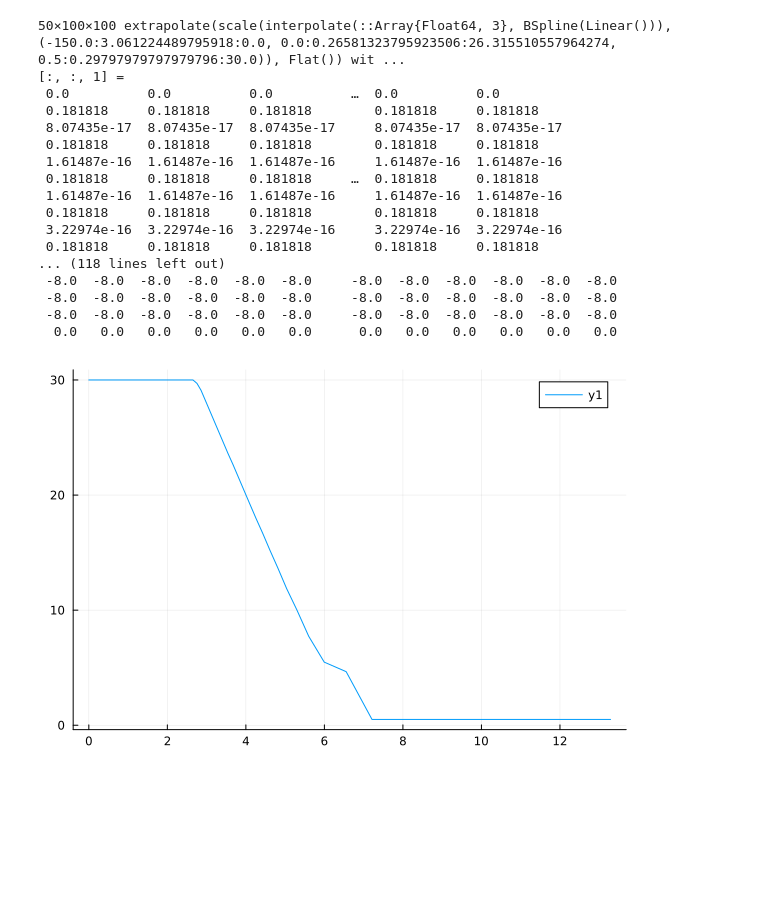
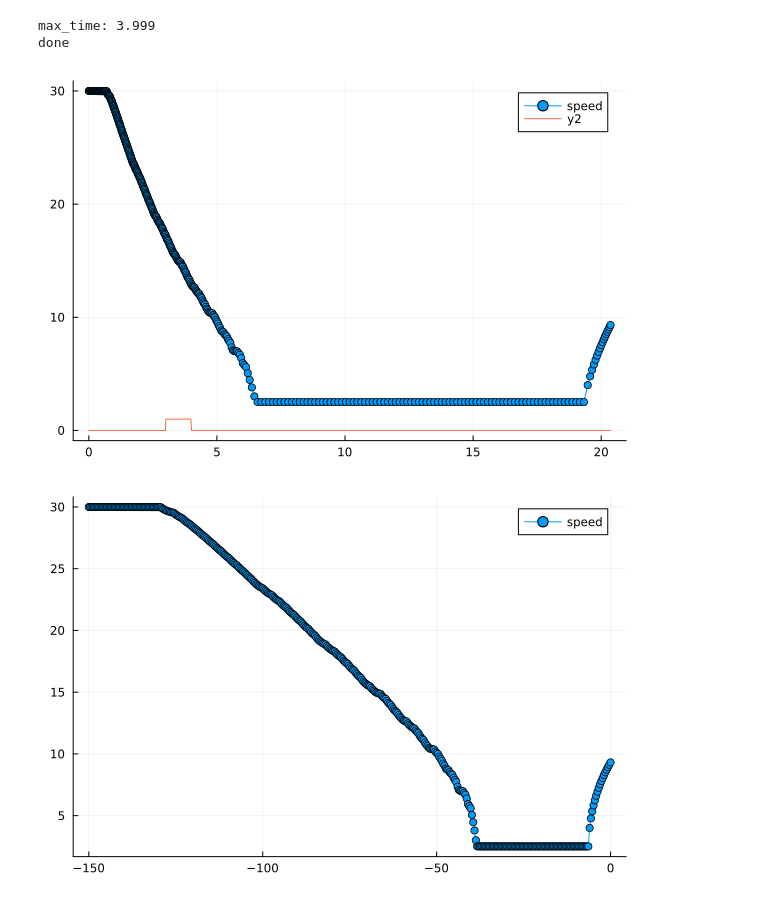
Before and after one commit to peteole/scientific_experiments, a Jupyter notebook: trafic_lights_v2.ipynb, the cells around one changed output. Drawn from its saved outputs; the diff is of its cells as text; code cells hidden in the pictures; blank space fills up the shorter version.

```diff
--- a/trafic_lights_v2.ipynb
+++ b/trafic_lights_v2.ipynb
@@ -10,25 +10,26 @@ power=80e3 #W
 brake_acceleration=8.0 #m/s^2
 Cd=0.4 # drag coefficient
 A=2.0 # frontal area
-min_speed=0.5 #m/s
+min_speed=2.5 #m/s
 cost_per_J=1.85/(45e6)#$/J
 cost_pers_s=40/(60*60)#$/s
 red_crossed_penalty=50.0 #$
-max_acceleration(v)=min(10.0,power/(v+min_speed))
+max_acceleration(v)=min(10.0,power/(v+min_speed)/mass)
 
 rho=1.2 # air density
-time_to_green_distribution=Exponential(3.0)
+time_to_green_distribution=Uniform(3,4)#Exponential(3.0)
 initial_speed=30.0 #m/s
 initial_position=-150.0 #m
-location_discretization=50
-speed_discretization=100
-time_discretization=100
+location_discretization=400
+speed_discretization=50
+time_discretization=50
 speedup_discretization=1000
-acceleration_discretization=100
+acceleration_discretization=30
 locations=range(initial_position, stop=0.0, length=location_discretization)
 dx=locations[2]-locations[1]
 speeds=range(min_speed, stop=initial_speed, length=speed_discretization)
-max_time=quantile(time_to_green_distribution,0.99)+2.5*abs(initial_position)/initial_speed
+max_time=max(quantile(time_to_green_distribution,0.999))
+println("max_time: ", max_time)
 times=range(0.0, stop=max_time, length=time_discretization)
 
 accelerations=zeros(location_discretization,time_discretization, speed_discretization)
@@ -67,21 +68,31 @@ function compute_speedup_losses()
 end
 speedup_losses=compute_speedup_losses()
 
-dloss(v::Real, a::Real, dt::Real)=loss(dt*(initial_speed-v)/initial_speed, compute_power(a,v)*dt)+dt*pdf()
+dloss(v::Real, a::Real, dt::Real,t)=loss(dt*(initial_speed-v)/initial_speed, compute_power(a,v)*dt)
 
-tail_losses=linear_interpolation((times,speeds),[speedup_losses(v)+red_crossed_penalty for t in times, v in speeds], extrapolation_bc=Flat())
+tail_loss=linear_interpolation((times,speeds),[speedup_losses(v)+red_crossed_penalty for t in times, v in speeds], extrapolation_bc=1000)
+tail_losses=[tail_loss]
 
 for i in location_discretization:-1:1
     x=locations[i]
     next_tail_loss_matrix=zeros(time_discretization, speed_discretization)
     for (t_index,t) in enumerate(times)
         for (v_index,v) in enumerate(speeds)
+            if cdf(time_to_green_distribution,t) > 0.999
+                next_tail_loss_matrix[t_index,v_index]=0.0
+                accelerations[i,t_index,v_index]=0.0
+                continue
+            end
             a = range(-brake_acceleration, stop=max_acceleration(v), length=acceleration_discretization)
             dt=dx/v
             next_v=v .+ a .* dt
-            tail_loss=[tail_losses(t+dt,v+a*dt) for a in a]
-            p_turns_green=pdf.(time_to_green_distribution, t) ./ (1 .- cdf(time_to_green_distribution,t)) *dt
-            losses=tail_loss .* (1 .- p_turns_green) .+ p_turns_green .* speedup_losses(v)
+            tl=[tail_loss(t+dt,v+a*dt) for a in a]
+            @assert all(0.0 .<= tl)
+            p_turns_green=(cdf(time_to_green_distribution, t+dt)-cdf(time_to_green_distribution, t)) ./ (1 .- cdf(time_to_green_distribution,t))
+            @assert all(1.0 .>= p_turns_green .>= 0) display(p_turns_green)
+            time_step_losses=[dloss(v,a,dt,t) for a in a]
+            @assert all(0.0 .<= time_step_losses)
+            losses=(tl .+ time_step_losses) .* (1 .- p_turns_green) .+ p_turns_green .* speedup_losses(v)
             losses[next_v .< min_speed] .= Inf
             losses[next_v .> initial_speed] .= Inf
             min_loss_index=argmin(losses)
@@ -89,45 +100,36 @@ for i in location_discretization:-1:1
             next_tail_loss_matrix[t_index,v_index]=losses[min_loss_index]
         end
     end
-    tail_losses=linear_interpolation((times,speeds),next_tail_loss_matrix, extrapolation_bc=Flat())
+    tail_loss=linear_interpolation((times,speeds),next_tail_loss_matrix, extrapolation_bc=1000)
+    pushfirst!(tail_losses,tail_loss)
 end
 
-accelerations_interpolation=linear_interpolation((locations,times,speeds),accelerations, extrapolation_bc=Flat())
+accelerations_interpolation=linear_interpolation((locations,times,speeds),accelerations, extrapolation_bc=0.0)
+println("done")
 # %% [output]
-50×100×100 extrapolate(scale(interpolate(::Array{Float64, 3}, BSpline(Linear())), (-150.0:3.061224489795918:0.0, 0.0:0.26581323795923506:26.315510557964274, 0.5:0.29797979797979796:30.0)), Flat()) wit ...
-[:, :, 1] =
- 0.0          0.0          0.0          …  0.0          0.0
- 0.181818     0.181818     0.181818        0.181818     0.181818
- 8.07435e-17  8.07435e-17  8.07435e-17     8.07435e-17  8.07435e-17
- 0.181818     0.181818     0.181818        0.181818     0.181818
- 1.61487e-16  1.61487e-16  1.61487e-16     1.61487e-16  1.61487e-16
- 0.181818     0.181818     0.181818     …  0.181818     0.181818
- 1.61487e-16  1.61487e-16  1.61487e-16     1.61487e-16  1.61487e-16
- 0.181818     0.181818     0.181818        0.181818     0.181818
- 3.22974e-16  3.22974e-16  3.22974e-16     3.22974e-16  3.22974e-16
- 0.181818     0.181818     0.181818        0.181818     0.181818
-... (118 lines left out)
- -8.0  -8.0  -8.0  -8.0  -8.0  -8.0     -8.0  -8.0  -8.0  -8.0  -8.0  -8.0
- -8.0  -8.0  -8.0  -8.0  -8.0  -8.0     -8.0  -8.0  -8.0  -8.0  -8.0  -8.0
- -8.0  -8.0  -8.0  -8.0  -8.0  -8.0     -8.0  -8.0  -8.0  -8.0  -8.0  -8.0
-  0.0   0.0   0.0   0.0   0.0   0.0      0.0   0.0   0.0   0.0   0.0   0.0
+max_time: 3.999
+done
 # %%
 # compute path
 function compute_trajectory(initial_speed::Real)
     speeds=zeros(location_discretization)
     times=zeros(location_discretization)
     speeds[1]=initial_speed
     for i in 2:location_discretization
         v=speeds[i-1]
         dt=dx/v
         a=accelerations_interpolation(locations[i],dt,v)
         speeds[i]=v+a*dt
         times[i]=times[i-1]+dt
     end
     return speeds,times
 end
 v,t=compute_trajectory(initial_speed)
 using Plots
-plot(t,v) |> display
+plot(t,v, marker=:circle, label="speed")
+plot!(t,pdf.(time_to_green_distribution,t)) |> display
+
+plot(locations,v, marker=:circle, label="speed")
 # %% [output]
-[figure, old version]
+[figure, new version]
+[figure, added]
```
Also changed, not shown: parts of 1 cell of this notebook, 4 other files.
